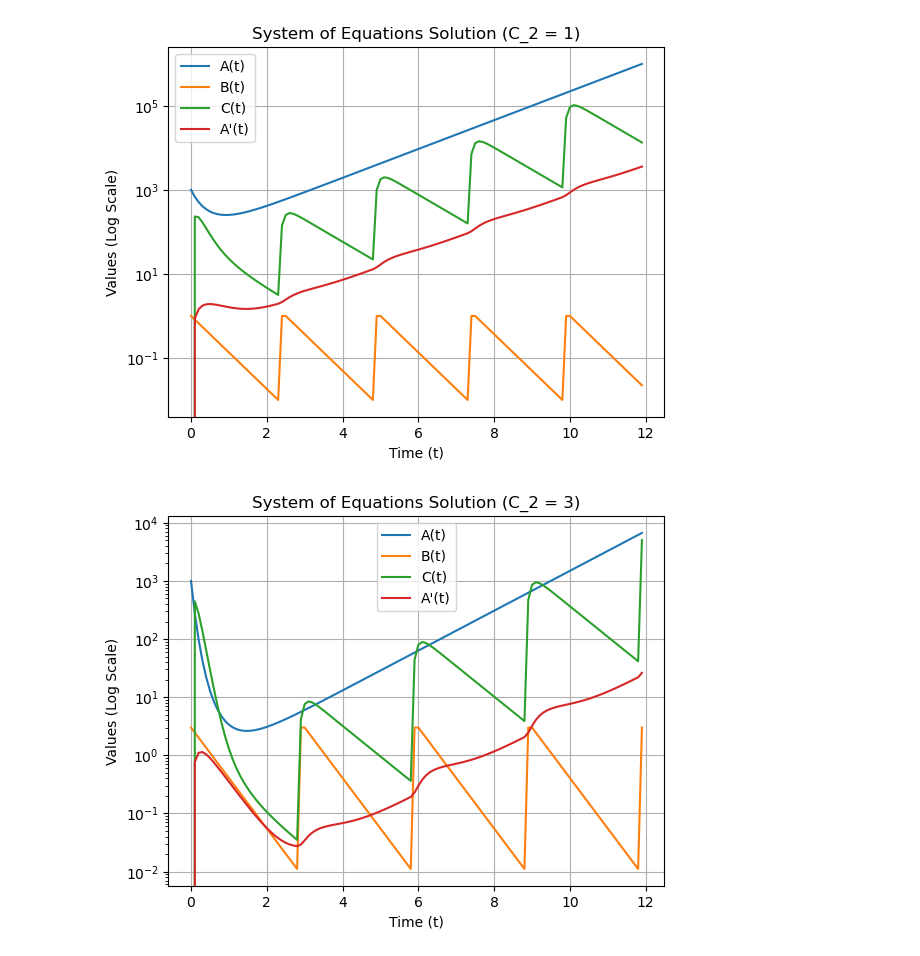
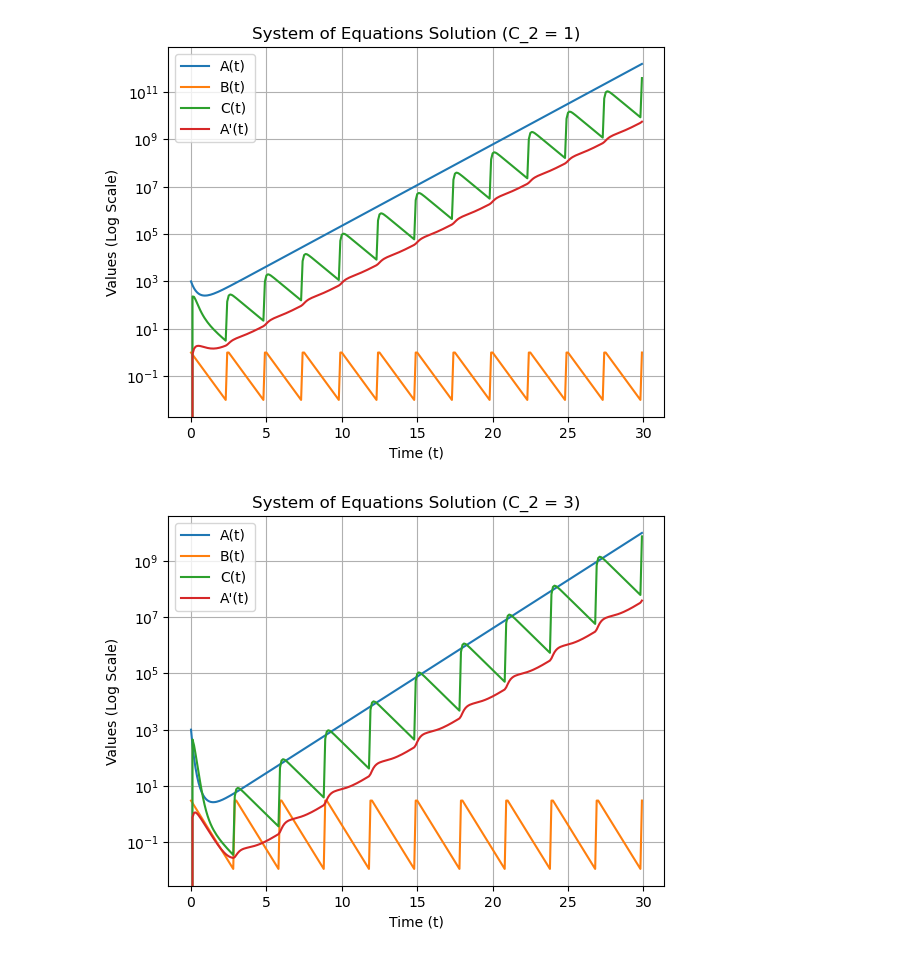
Before and after one commit to PXu114/531TermPaper, a Jupyter notebook: approximations.ipynb, the cells around one changed output. Saved outputs shown, nothing was run; the diff lists cells and outputs as text; code cells hidden in the pictures.

```diff
--- a/approximations.ipynb
+++ b/approximations.ipynb
@@ -41,7 +41,7 @@ C_3 = 0
 C_4 = 0
 
 h = 0.1  # Step size
-n_steps = 120  # Number of steps
+n_steps = 300  # Number of steps
 
 # Time points
 t = np.arange(0, n_steps * h, h)
@@ -124,2 +124,2 @@ compute_and_plot(C_2=5)  # Case 4: C_2 = 5
-[figure, old version]
+[figure, new version]
-[figure, old version]
+[figure, new version]
```
Also changed, not shown: parts of 1 cell of this notebook.
